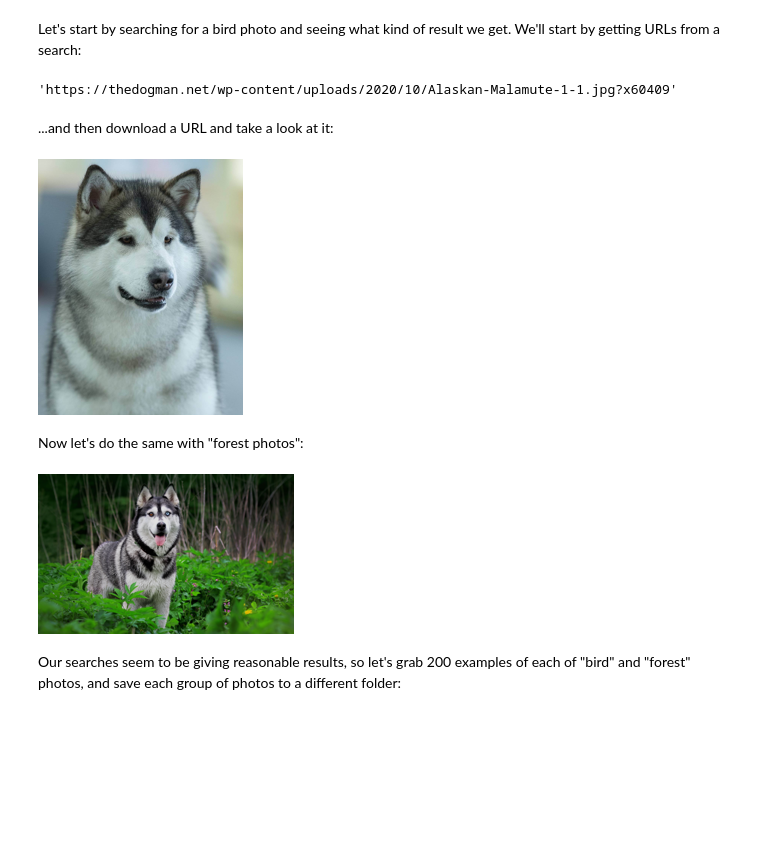
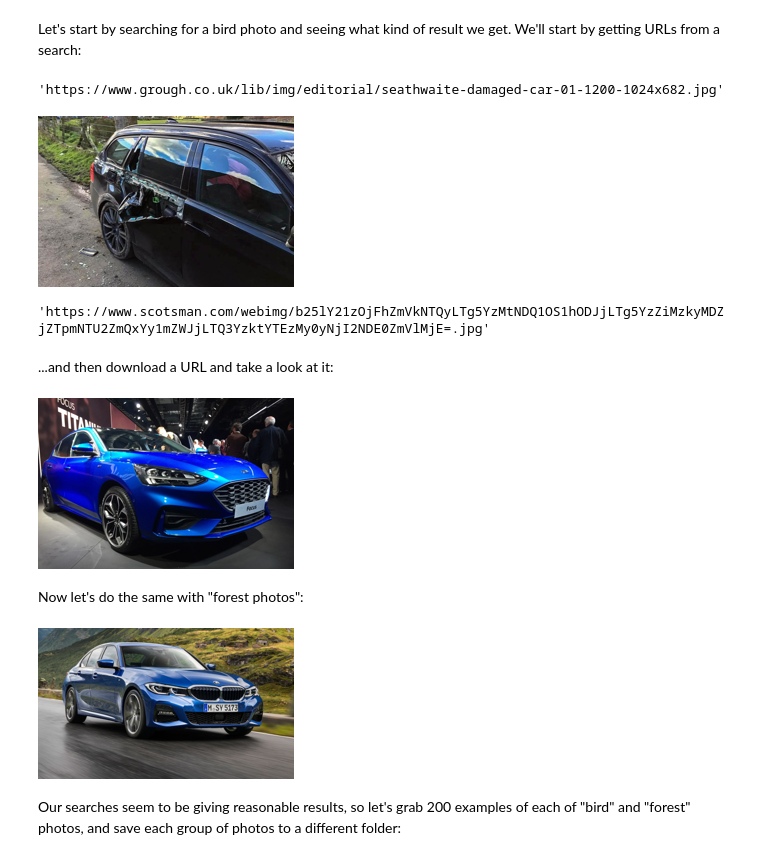
Before and after one commit to vikas25538/fastai-v5-part1-2022, a Jupyter notebook: fastai-v5-22-lesson-1-is-it-a-bird.ipynb, the cells around one changed output. Drawn from its saved outputs; the diff is of its cells as text; code cells hidden in the pictures; blank space fills up the shorter version.

Commit message:
Kaggle Notebook | FASTAI v5 22 lesson 1 | Version 2

```diff
--- a/fastai-v5-22-lesson-1-is-it-a-bird.ipynb
+++ b/fastai-v5-22-lesson-1-is-it-a-bird.ipynb
@@ -65,29 +65,44 @@ def search_images(term, max_images=200): return L(ddg_images(term, max_results=m
 # %% [markdown]
 Let's start by searching for a bird photo and seeing what kind of result we get. We'll start by getting URLs from a search:
 # %%
-urls = search_images('Alaskan Malamute', max_images=1)
+urls = search_images('Damaged Car', max_images=1)
 urls[0]
 # %% [output]
-'https://thedogman.net/wp-content/uploads/2020/10/Alaskan-Malamute-1-1.jpg?x60409'
+'https://www.grough.co.uk/lib/img/editorial/seathwaite-damaged-car-01-1200-1024x682.jpg'
+# %%
+from fastdownload import download_url
+dest = 'damaged-car.jpg'
+download_url(urls[0], dest, show_progress=False)
+
+from fastai.vision.all import *
+im = Image.open(dest)
+im.to_thumb(256,256)
+# %% [output]
+[figure, added]
+# %%
+urls1 = search_images('New Car', max_images=10)
+urls1[1]
+# %% [output]
+'https://www.scotsman.com/webimg/b25lY21zOjFhZmVkNTQyLTg5YzMtNDQ1OS1hODJjLTg5YzZiMzkyMDZjZTpmNTU2ZmQxYy1mZWJjLTQ3YzktYTEzMy0yNjI2NDE0ZmVlMjE=.jpg'
 # %% [markdown]
 ...and then download a URL and take a look at it:
 # %%
 from fastdownload import download_url
-dest = 'alaskanmalamute.jpg'
-download_url(urls[0], dest, show_progress=False)
+dest = 'new-car.jpg'
+download_url(urls1[2], dest, show_progress=False)
 
 from fastai.vision.all import *
 im = Image.open(dest)
 im.to_thumb(256,256)
 # %% [output]
-[figure, old version]
+[figure, new version]
 # %% [markdown]
 Now let's do the same with "forest photos":
 # %%
-download_url(search_images('Siberian Husky', max_images=1)[0], 'siberianhusky.jpg', show_progress=False)
-Image.open('siberianhusky.jpg').to_thumb(256,256)
+download_url(search_images('new car', max_images=1)[0], 'new-car.jpg', show_progress=False)
+Image.open('new-car.jpg').to_thumb(256,256)
 # %% [output]
-[figure, old version]
+[figure, new version]
 # %% [markdown]
 Our searches seem to be giving reasonable results, so let's grab 200 examples of each of "bird" and "forest" photos, and save each group of photos to a different folder:
 # %%
```
Also changed, not shown: parts of 7 cells of this notebook.
